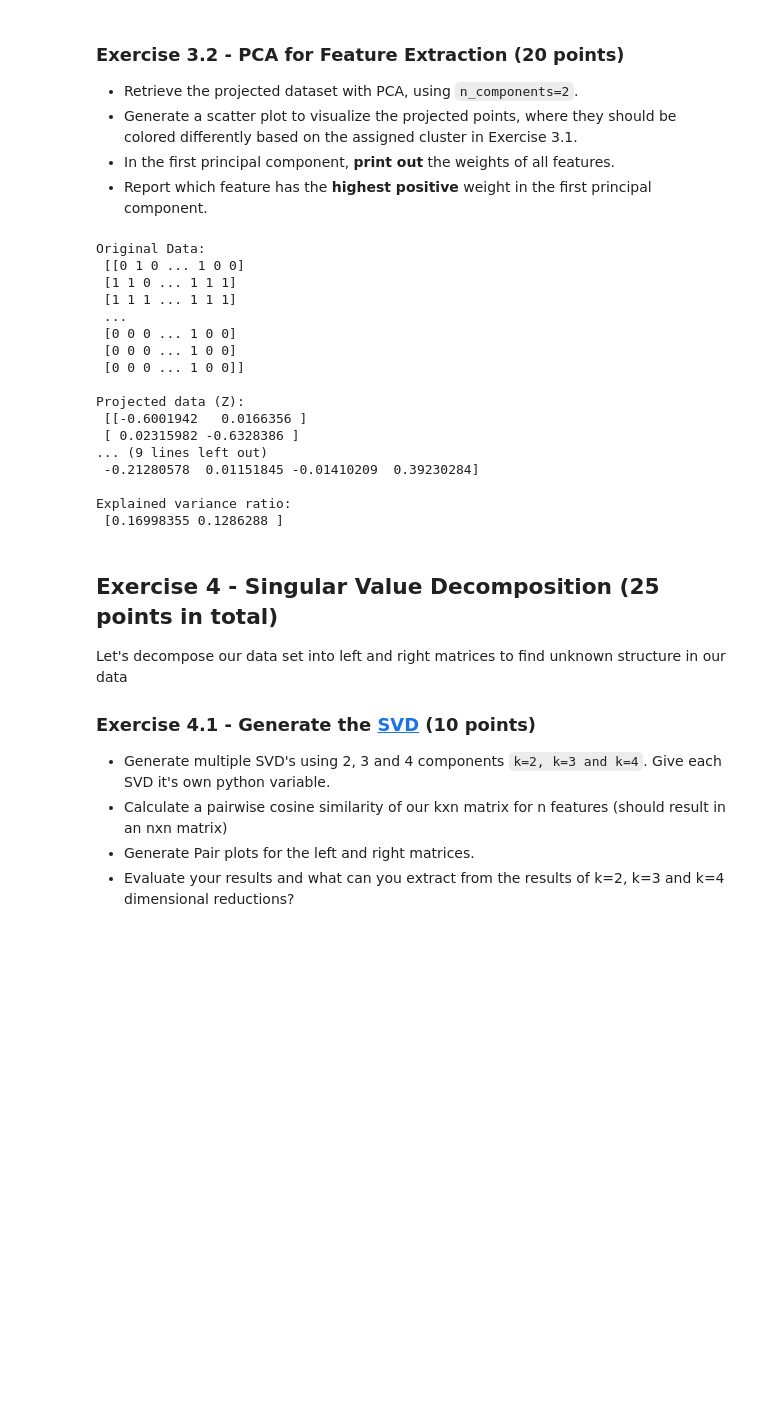
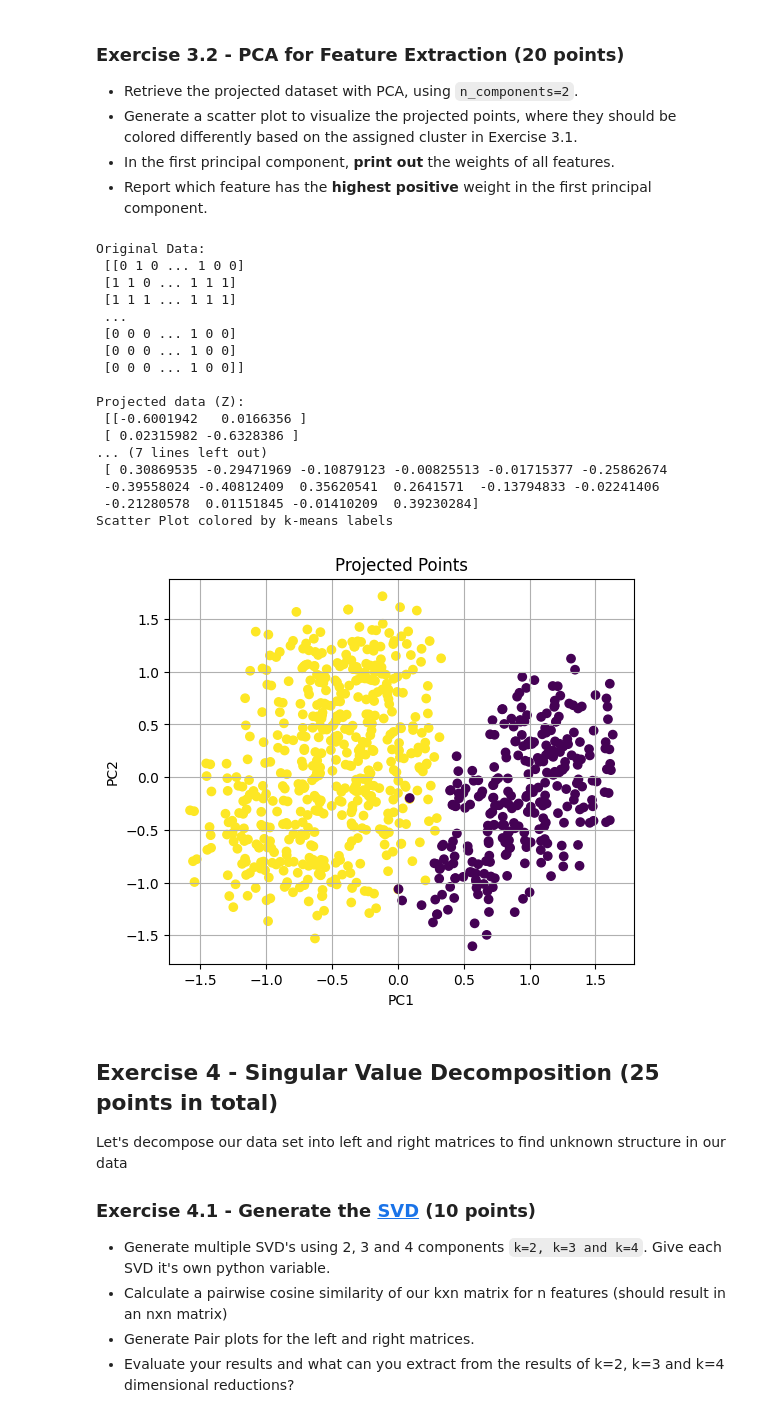
Before and after one commit to rijanowitz/cse151a-hw3, a Jupyter notebook: Clustering_and_Dimensional_Reduction.ipynb, the cells around one changed output. Drawn from its saved outputs; the diff is of its cells as text; code cells hidden in the pictures; blank space fills up the shorter version.

```diff
--- a/Clustering_and_Dimensional_Reduction.ipynb
+++ b/Clustering_and_Dimensional_Reduction.ipynb
@@ -409,37 +409,47 @@ def pca_from_scratch(X, n_components, center=True):
 
     # 6. Project the data
     Z = Xc @ W
 
     # Explained variance ratio
     total_variance = np.sum(np.diag(eigenvalues))
     explained_variance_ratio = lambdas / (total_variance + 1e-32)
 
     return Z, W, explained_variance_ratio
 
 # Apply PCA (scratch implementation)
 Z, W, evr = pca_from_scratch(X, n_components=2, center=True)
 
 print(f"Original Data:\n", X)
 print("\nProjected data (Z):\n", Z)
 print("\nFirst Principal Component weights (W):\n", W[:, 0])
+
+print("Scatter Plot colored by k-means labels")
+plt.figure(figsize=(6, 5))
+plt.scatter(Z[:, 0], Z[:, 1], c=cluster_labels_scratch)
+plt.title('Projected Points')
+plt.xlabel('PC1')
+plt.ylabel('PC2')
+plt.grid(True)
+plt.show()
 # %% [output]
 Original Data:
  [[0 1 0 ... 1 0 0]
  [1 1 0 ... 1 1 1]
  [1 1 1 ... 1 1 1]
  ...
  [0 0 0 ... 1 0 0]
  [0 0 0 ... 1 0 0]
  [0 0 0 ... 1 0 0]]
 
 Projected data (Z):
  [[-0.6001942   0.0166356 ]
  [ 0.02315982 -0.6328386 ]
-... (9 lines left out)
+... (7 lines left out)
+ [ 0.30869535 -0.29471969 -0.10879123 -0.00825513 -0.01715377 -0.25862674
+ -0.39558024 -0.40812409  0.35620541  0.2641571  -0.13794833 -0.02241406
  -0.21280578  0.01151845 -0.01410209  0.39230284]
-
-Explained variance ratio:
- [0.16998355 0.1286288 ]
+Scatter Plot colored by k-means labels
+[figure, added]
 # %% [markdown]
 ## Exercise 4 - Singular Value Decomposition (25 points in total)
 
```
